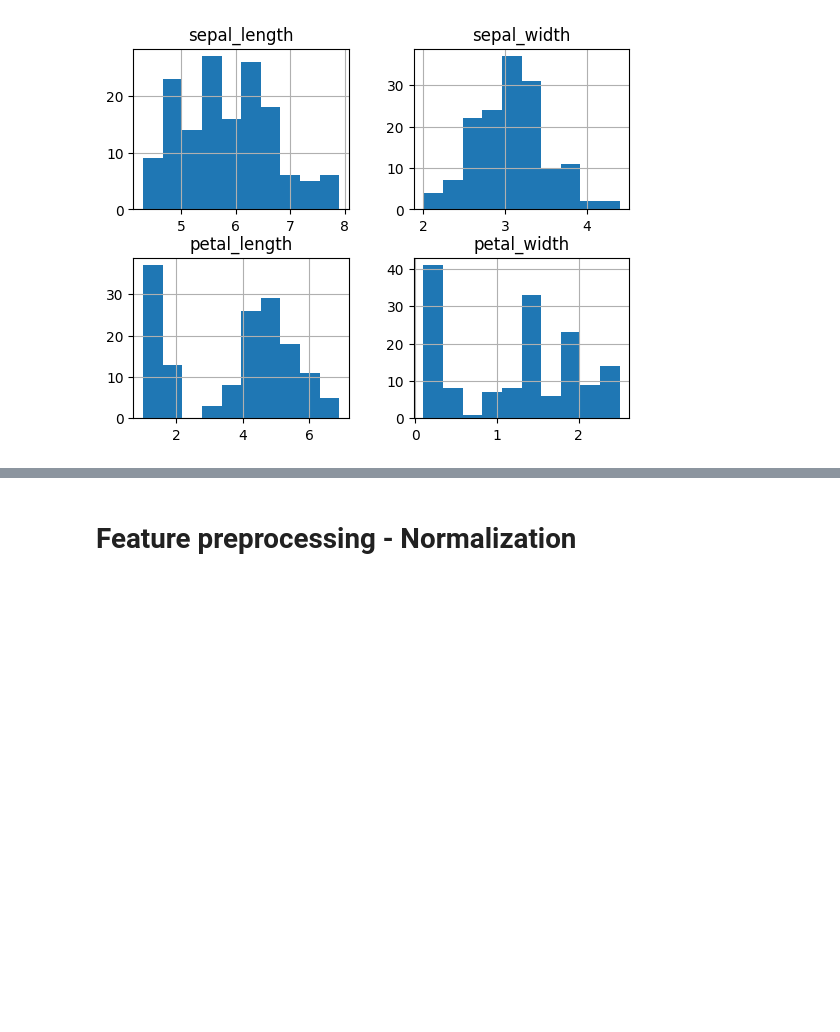
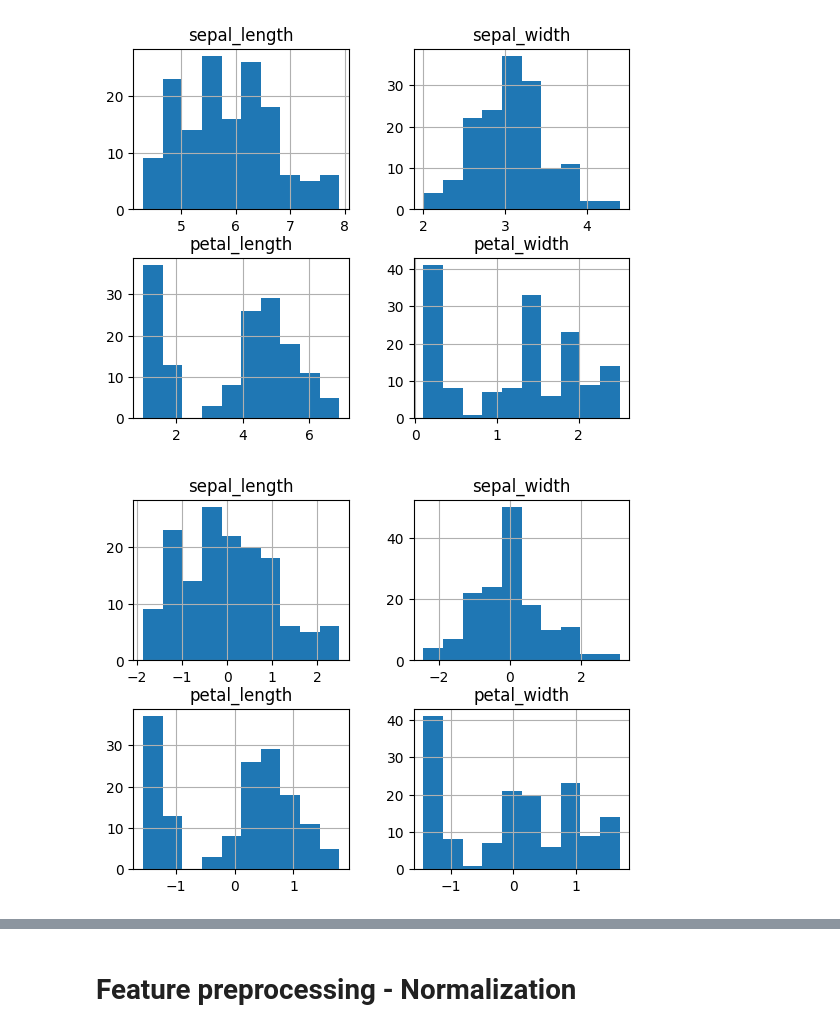
Before and after one commit to vincenzorrei/EDU-KNearestNeighbors, a Jupyter notebook: main.ipynb, the cells around one changed output, grey strips where cells are left out. Drawn from its saved outputs; the diff is of its cells as text; code cells hidden in the pictures; blank space fills up the shorter version.

```diff
--- a/main.ipynb
+++ b/main.ipynb
@@ -115,5 +117,9 @@ plt.show()
 # %%
 # Standardize the features
 X_std = (X - X.mean()) / X.std()
+X_std.hist()
+plt.show()
+# %% [output]
+[figure, added]
 # %%
 # Train-test split
```
Also changed, not shown: parts of 10 cells of this notebook.
